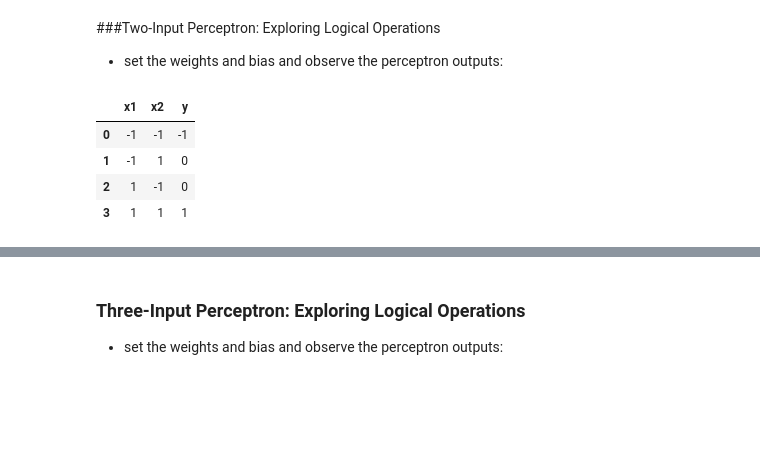
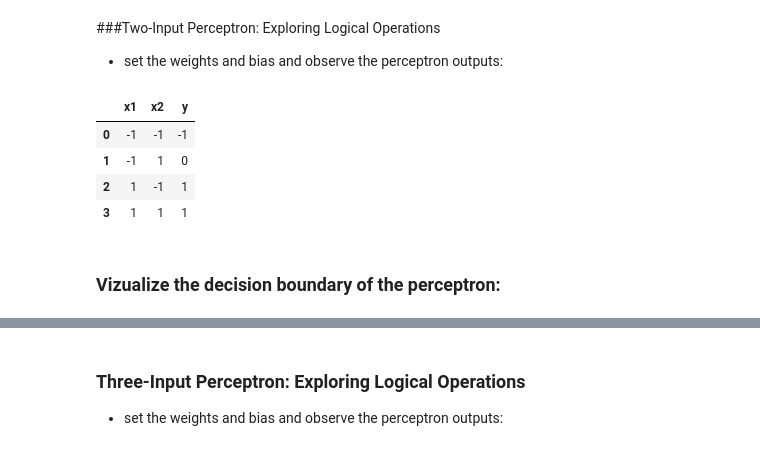
Before and after one commit to reitezuz/18NES1-2025-, a Jupyter notebook: week1/perceptron.ipynb, the cells around one changed output, grey strips where cells are left out. Cells and saved outputs as stored; diff of their text form; code cells hidden in the pictures; blank space fills up the shorter version.

```diff
--- a/week1/perceptron.ipynb
+++ b/week1/perceptron.ipynb
@@ -67,27 +67,29 @@ df
 ###Two-Input Perceptron: Exploring Logical Operations
 - set the weights and bias and observe the perceptron outputs:
 # %%
-weights = [1, 1]
-bias = 0
+weights = [2, 1]
+bias = 1
 binary = False
 
 p = Perceptron(weights, bias, binary)
 
 results = []
 vals = [0, 1] if binary else [-1, 1]
 for x1 in vals:
     for x2 in vals:
         inputs = [x1, x2]
         output = p.forward(inputs)
         results.append([x1, x2, output])
 
 # Create a pandas DataFrame for a nice table
 import pandas as pd
 df = pd.DataFrame(results, columns=["x1", "x2", "y"])
 df
 # %% [output]
 |  | x1 | x2 | y |
 | 0 | -1 | -1 | -1 |
 | 1 | -1 | 1 | 0 |
-| 2 | 1 | -1 | 0 |
+| 2 | 1 | -1 | 1 |
 | 3 | 1 | 1 | 1 |
+# %% [markdown]
+### Vizualize the decision boundary of the perceptron:
```
Also changed, not shown: parts of 3 cells of this notebook.
